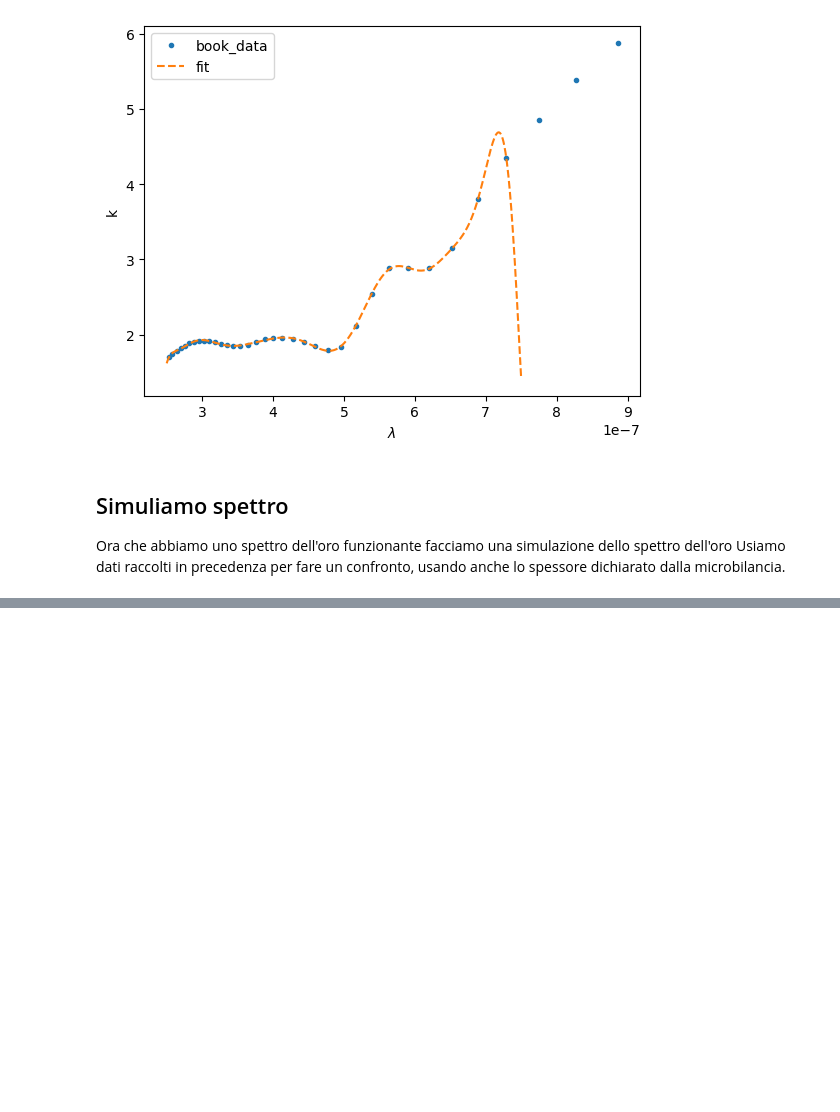
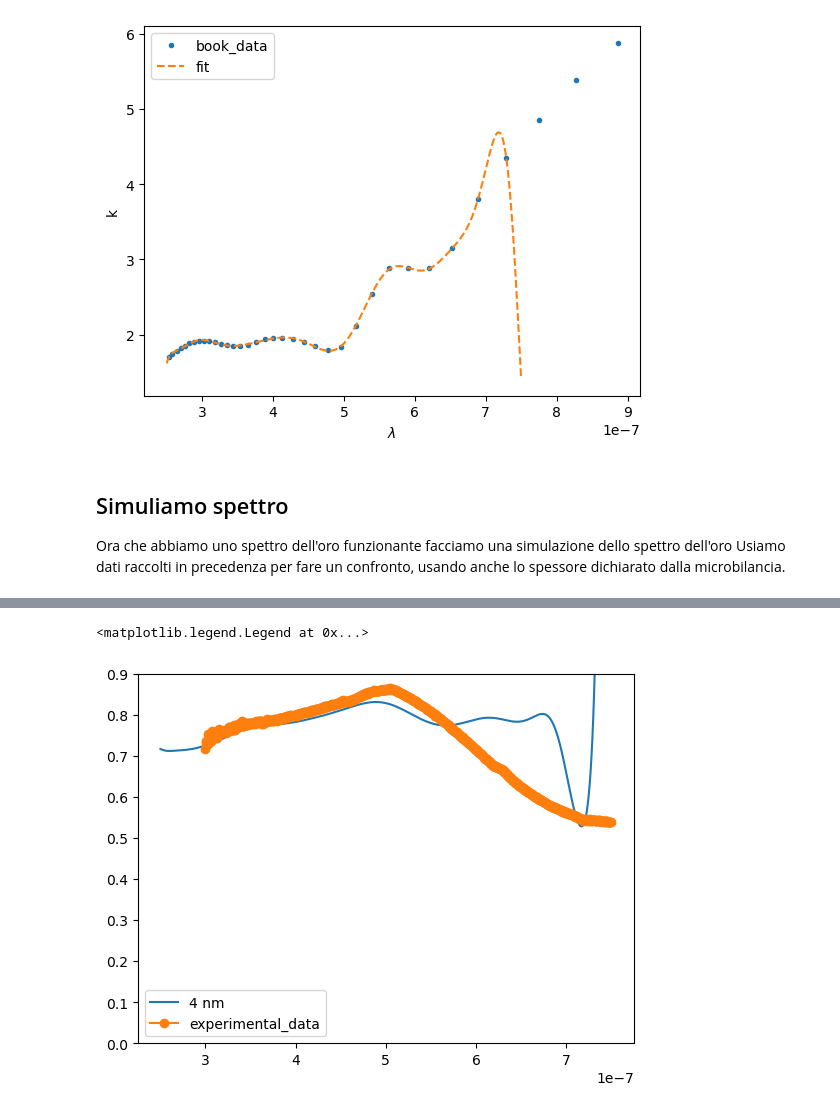
Before and after one commit to RandDouble/lab_mat, a Jupyter notebook: fit_lab.ipynb, the cells around one changed output, grey strips where cells are left out. Cells and saved outputs as stored; diff of their text form; code cells hidden in the pictures; blank space fills up the shorter version.

```diff
--- a/fit_lab.ipynb
+++ b/fit_lab.ipynb
@@ -108,0 +106,9 @@ new_fit.coef.shape
+# %%
+plt.plot(x, hypotetical_fun(x, new_fit, spessore=4e-9), label = "4 nm")
+
+plt.plot("lambda", "polished","-o", data=data[(data["lambda"]>300e-9) & (data["lambda"]<750e-9) ], label='experimental_data')
+plt.ylim((0, .9))
+plt.legend()
+# %% [output]
+<matplotlib.legend.Legend at 0x...>
+[figure, added]
```
Also changed, not shown: parts of 8 cells of this notebook, 2 other files.
